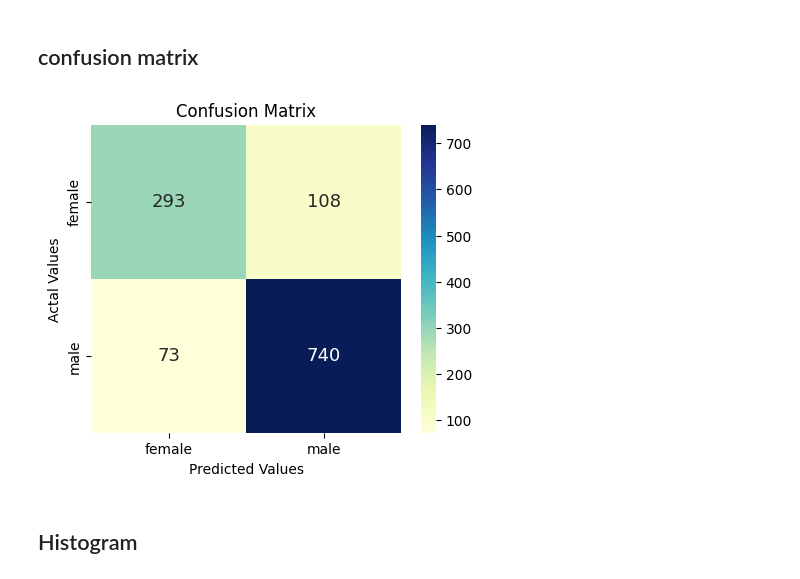
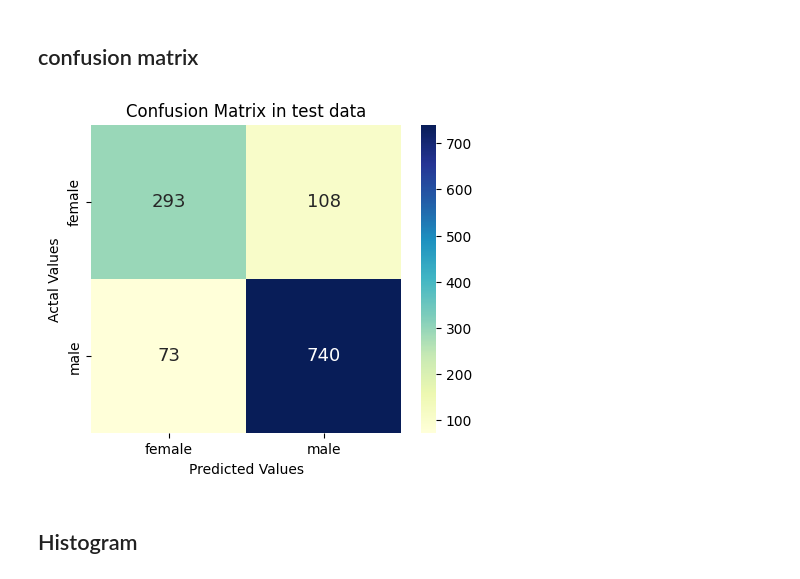
Before and after one commit to MSaberian/PyLearnMachineLearning, a Jupyter notebook: PyLearnMLKNN2/ANSUR_II.ipynb, the cells around one changed output. Cells and saved outputs as stored; diff of their text form; code cells hidden in the pictures.

```diff
--- a/PyLearnMLKNN2/ANSUR_II.ipynb
+++ b/PyLearnMLKNN2/ANSUR_II.ipynb
@@ -225,20 +228,20 @@ plt.show()
 # %%
 from sklearn.metrics import confusion_matrix, ConfusionMatrixDisplay
 import seaborn as sb
 
 cm = confusion_matrix(Y_test, Y_pred)
 cm_df = pd.DataFrame(cm,
                      index = ['female','male'],
                      columns = ['female','male'])
 
 plt.figure(figsize=(5,4))
 sb.heatmap(cm_df, annot=True, fmt='d', annot_kws={'size':13}, cmap="YlGnBu")
-plt.title('Confusion Matrix')
+plt.title('Confusion Matrix in test data')
 plt.ylabel('Actal Values')
 plt.xlabel('Predicted Values')
 plt.show()
 # %% [output]
-[figure, old version]
+[figure, new version]
 # %% [markdown]
 ## Histogram
 # %%
```
Also changed, not shown: parts of 5 cells of this notebook, 6 other files.
